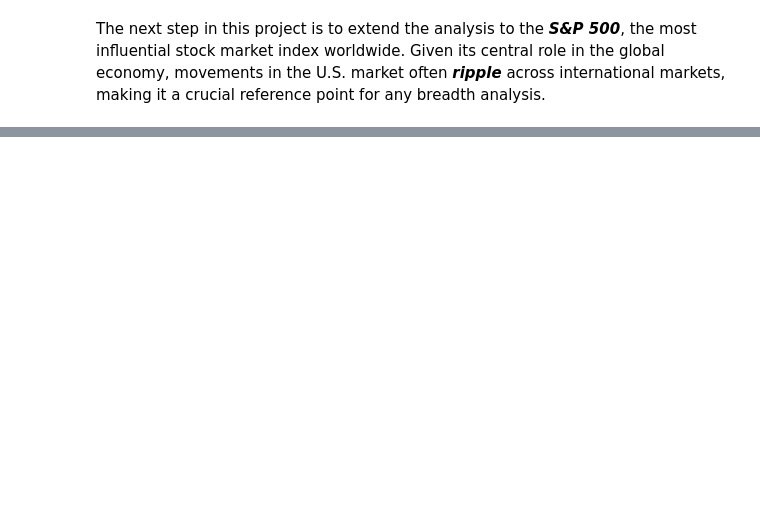
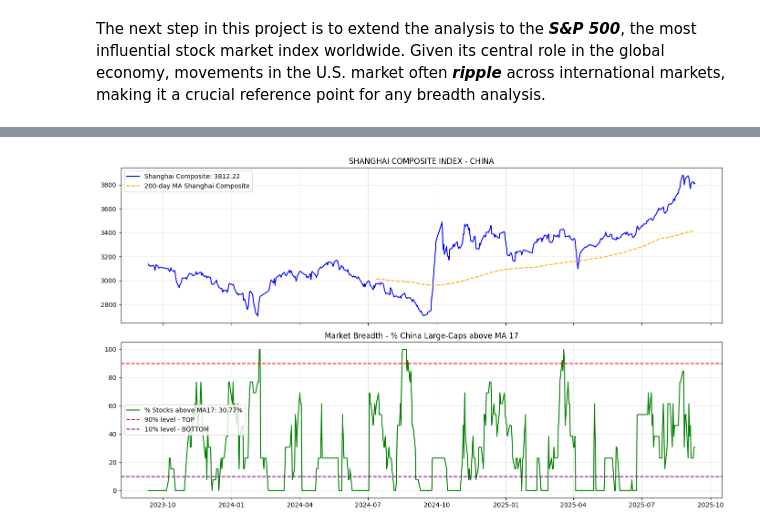
Before and after one commit to flaviorosso/market-breadth-analysis, a Jupyter notebook: Market_Breadth_Sentiment_analysis.ipynb, the cells around one changed output, grey strips where cells are left out. Cells and saved outputs as stored; diff of their text form; code cells hidden in the pictures; blank space fills up the shorter version.

```diff
--- a/Market_Breadth_Sentiment_analysis.ipynb
+++ b/Market_Breadth_Sentiment_analysis.ipynb
@@ -234,0 +413,93 @@ plt.show()
+# %%
+# Market Breadth index to analyze if the market is approaching TOP or BOTTOM
+# Fourth experiment SHANGHAI COMPOSITE - China market
+
+# --- Market Breadth Shanghai Composite ---
+# Flavio Rosso | Base for GitHub project
+
+!pip install yfinance --quiet
+
+import yfinance as yf
+import pandas as pd
+import matplotlib.pyplot as plt
+import datetime as dt
+
+# ------------------------------
+# Parameters
+# ------------------------------
+start = (dt.datetime.today() - dt.timedelta(days=730)).strftime("%Y-%m-%d")  # last 2 years
+end = dt.datetime.today().strftime("%Y-%m-%d")
+
+moving_avg_days = 17   # short-term moving average (configurable)
+index_symbol = "000001.SS"  # Shanghai Composite Index
+
+# --- Representative large-cap Chinese stocks (Shanghai listed, yfinance .SS suffix) ---
+# + Some ETFs as proxies
+stocks = [
+    "600000.SS",  # Shanghai Pudong Dev Bank
+    "600028.SS",  # China Petroleum & Chemical
+    "600519.SS",  # Kweichow Moutai (beverages giant)
+    "600036.SS",  # China Merchants Bank
+    "601318.SS",  # Ping An Insurance
+    "601668.SS",  # China State Construction
+    "601857.SS",  # PetroChina
+    "601988.SS",  # Bank of China
+    "601939.SS",  # China Construction Bank
+    "601288.SS",  # Agricultural Bank of China
+    # ETFs as proxies for broader market
+    "ASHR",       # CSI 300 ETF (US)
+    "MCHI",       # MSCI China ETF (US)
+    "FXI"         # China Large Cap ETF (US)
+]
+
+# ------------------------------
+# Download data
+# ------------------------------
+data = yf.download(stocks, start=start, end=end, auto_adjust=False)["Close"]
+index_data = yf.download(index_symbol, start=start, end=end, auto_adjust=False)["Close"]
+
+# ------------------------------
+# Moving averages and breadth calculation
+# ------------------------------
+mm = data.rolling(window=moving_avg_days).mean()
+
+# Signal: 1 if price > moving average, 0 otherwise
+signals = (data > mm).astype(int)
+
+# Breadth indicator = % of stocks above the moving average
+breadth = signals.mean(axis=1) * 100
+
+# Index with 200-day moving average
+index_ma200 = index_data.rolling(window=200).mean()
+
+# ------------------------------
+# Plotting
+# ------------------------------
+fig, (ax1, ax2) = plt.subplots(2, 1, figsize=(14, 8), sharex=True)
+
+# --- Shanghai Composite Index ---
+if isinstance(index_data, pd.DataFrame):
+    col_index = index_data.columns[0]
+    shcomp_series = index_data[col_index]
+else:
+    shcomp_series = index_data
+
+last_index = shcomp_series.iloc[-1]
+ax1.plot(shcomp_series, label=f"Shanghai Composite: {last_index:.2f}", color="blue")
+ax1.plot(index_ma200, label="200-day MA Shanghai Composite", color="orange", linestyle="--")
+ax1.set_title("SHANGHAI COMPOSITE INDEX - CHINA")
+ax1.legend()
+ax1.grid(True, alpha=0.3)
+
+# --- Market Breadth ---
+last_breadth = breadth.iloc[-1]
+ax2.plot(breadth, label=f"% Stocks above MA{moving_avg_days}: {last_breadth:.2f}%", color="green")
+ax2.axhline(90, color="red", linestyle="--", label="90% level - TOP")
+ax2.axhline(10, color="purple", linestyle="--", label="10% level - BOTTOM")
+ax2.set_title(f"Market Breadth - % China Large-Caps above MA {moving_avg_days}")
+ax2.legend(loc='center left')
+ax2.grid(True, alpha=0.3)
+
+plt.tight_layout()
+plt.show()
+# %% [output]
@@ -234,0 +508 @@ plt.show()
+[figure, added]
```
Also changed, not shown: parts of 8 cells of this notebook.
